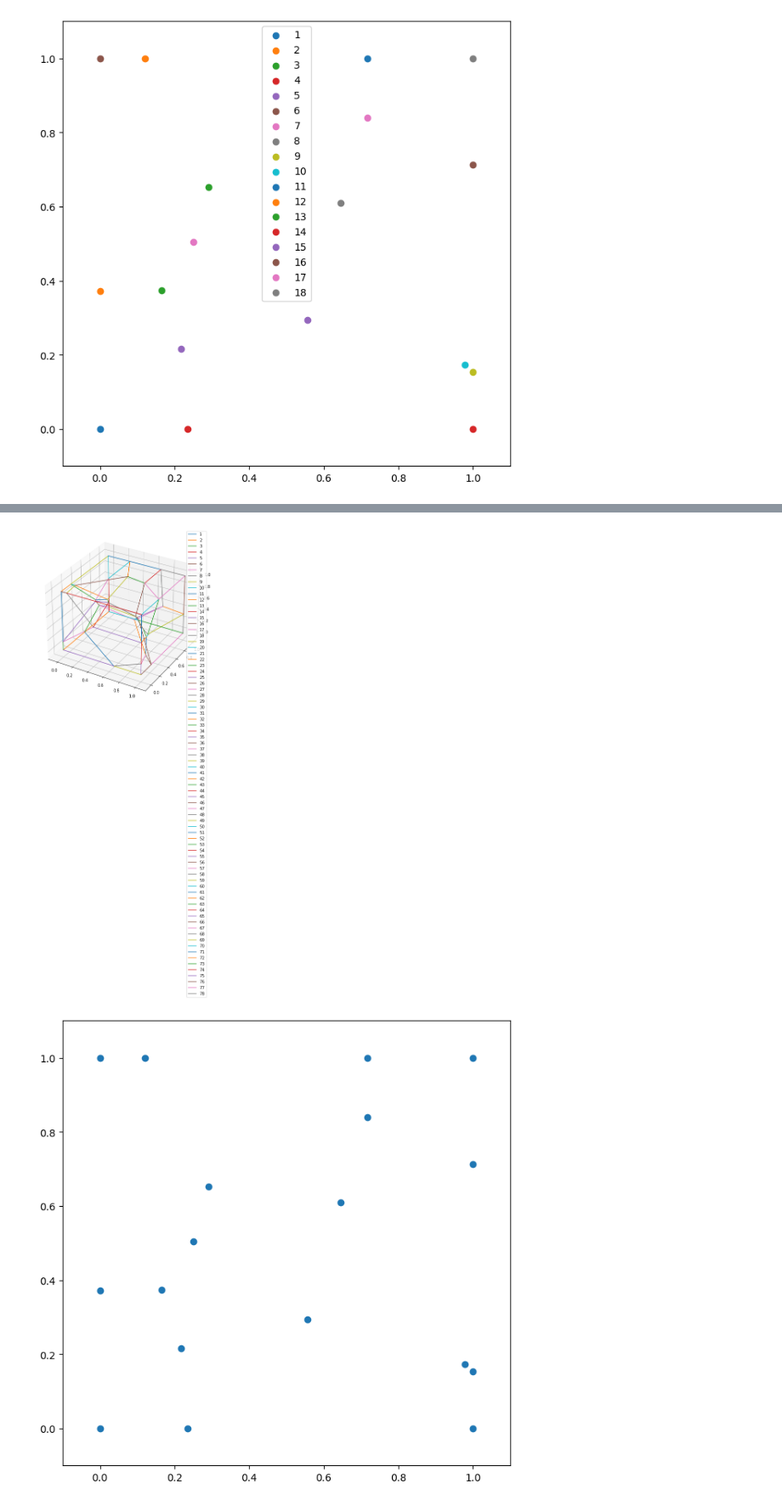
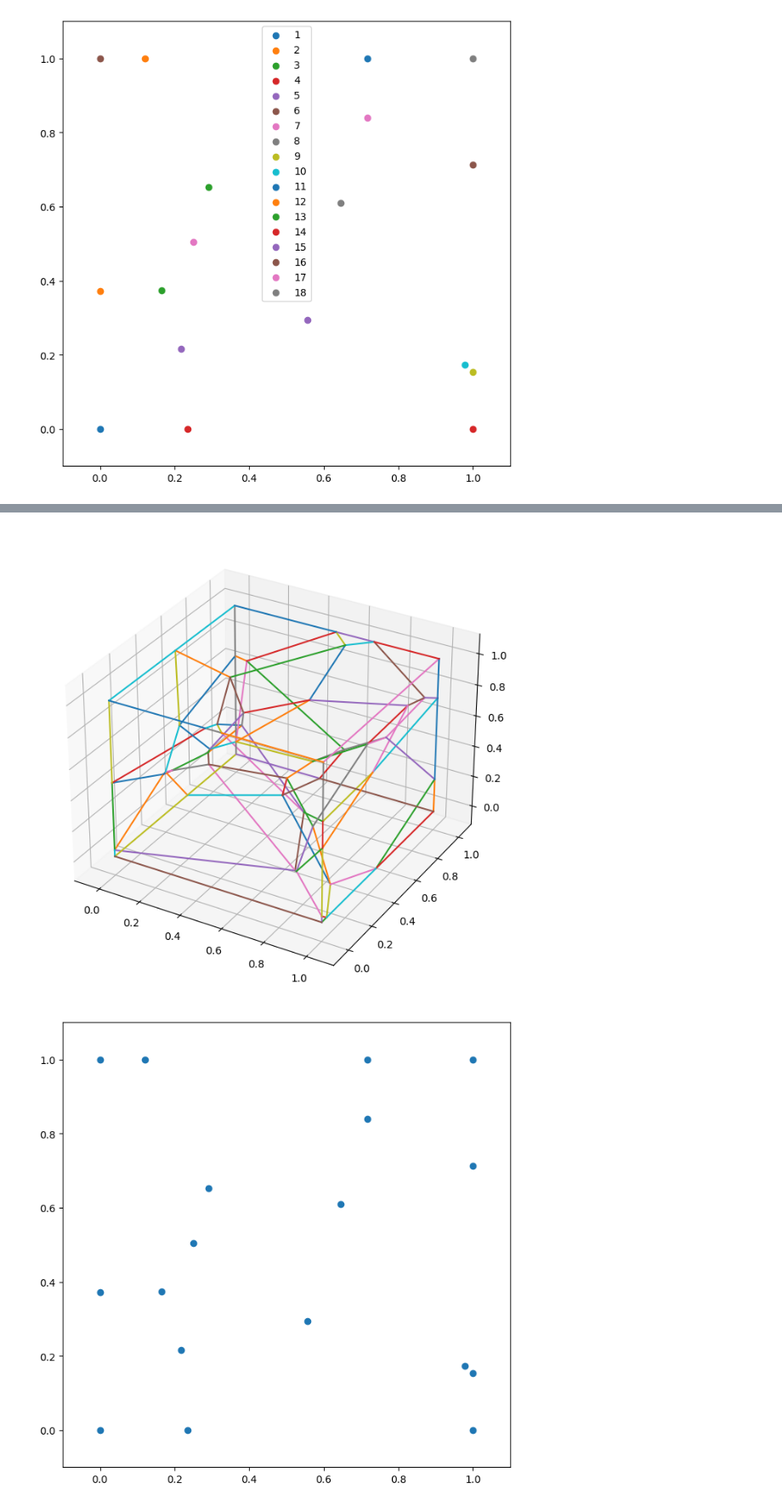
Before and after one commit to PRISBteam/Voronoi_PCC_Analyser, a Jupyter notebook: Plots.ipynb, the cells around one changed output, grey strips where cells are left out. Shown at 85% size. Cells and saved outputs as stored; diff of their text form; code cells hidden in the pictures.

```diff
--- a/Plots.ipynb
+++ b/Plots.ipynb
@@ -110,11 +114,11 @@ plt.show()
 # %%
-ax = c.plot_edges(labels=True)
+ax = c.plot_edges()
 ax.set_xlim([- 0.1, 1.1])
 ax.set_ylim([- 0.1, 1.1])
 ax.set_zlim([- 0.1, 1.1])
 plt.show()
 # %% [output]
-[figure, old version]
+[figure, new version]
 # %%
 ax = c.plot_vertices(c='C0')
 ax.set_xlim([- 0.1, 1.1])
```
Also changed, not shown: parts of 4 cells of this notebook.
